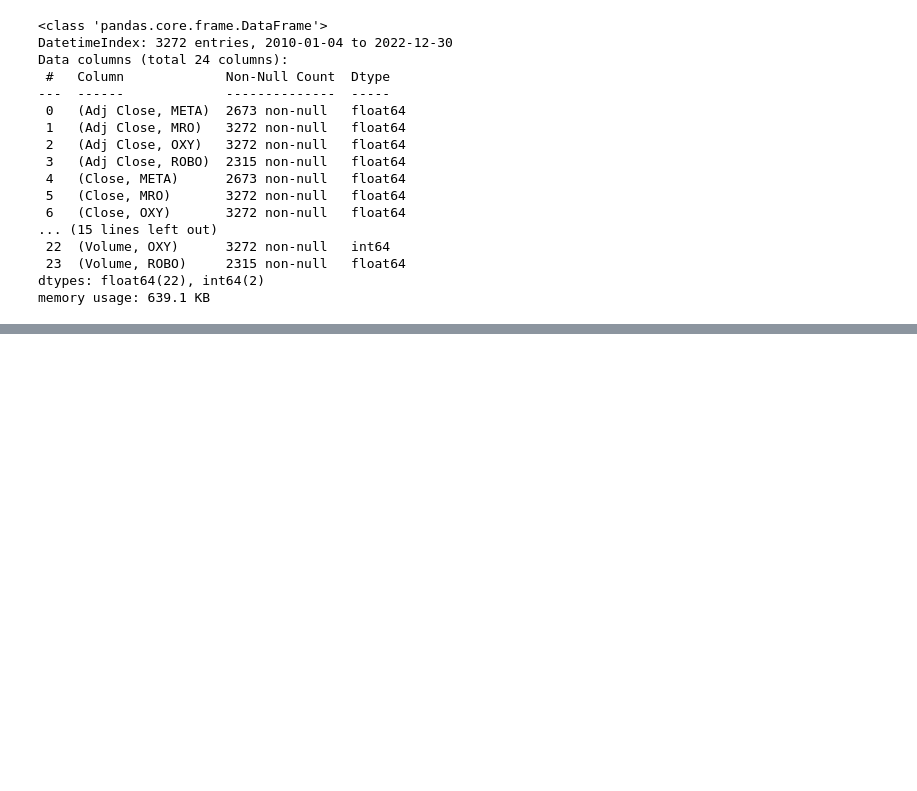
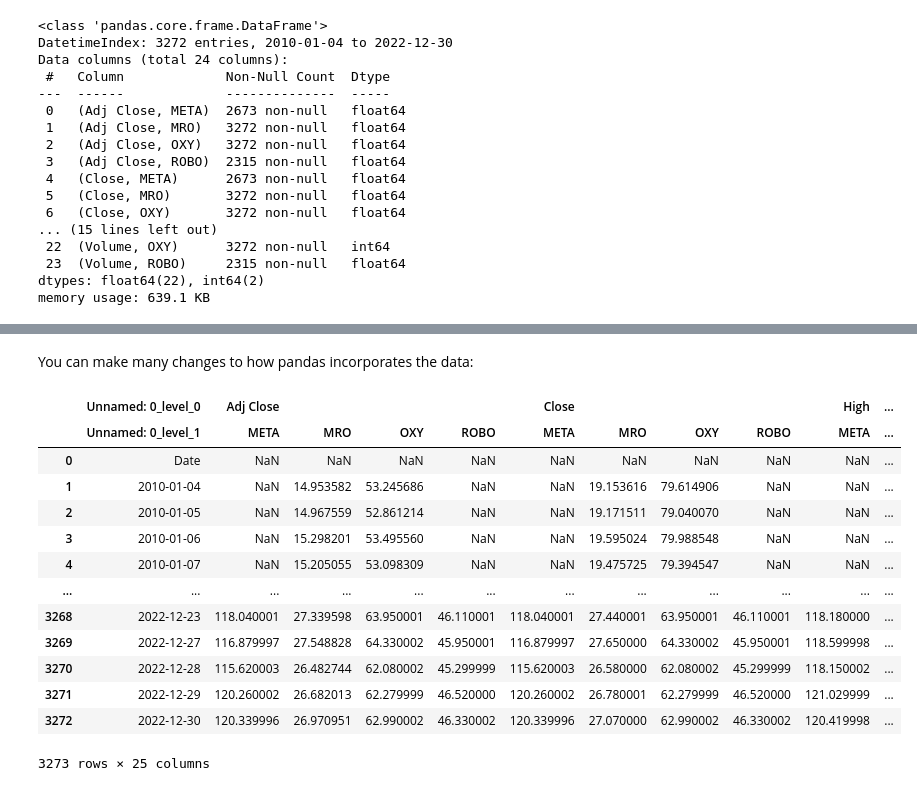
Before and after one commit to UditKarth/Quant, a Jupyter notebook: Algorithmic Trading Python.ipynb, the cells around one changed output, grey strips where cells are left out. Saved outputs shown, nothing was run; the diff lists cells and outputs as text; code cells hidden in the pictures; blank space fills up the shorter version.

```diff
--- a/Algorithmic Trading Python.ipynb
+++ b/Algorithmic Trading Python.ipynb
@@ -100,0 +119,20 @@ stocks.to_csv("Stock file")
+# %% [markdown]
+You can make many changes to how pandas incorporates the data:
+# %%
+stocks = pd.read_csv("Stock file", header = [0,1]) # makes more space between heaader and following columns
+stocks
+# %% [output]
+|  | Unnamed: 0_level_0 | Adj Close |  |  |  | Close |  |  |  | High | ... |
+|  | Unnamed: 0_level_1 | META | MRO | OXY | ROBO | META | MRO | OXY | ROBO | META | ... |
+| 0 | Date | NaN | NaN | NaN | NaN | NaN | NaN | NaN | NaN | NaN | ... |
+| 1 | 2010-01-04 | NaN | 14.953582 | 53.245686 | NaN | NaN | 19.153616 | 79.614906 | NaN | NaN | ... |
+| 2 | 2010-01-05 | NaN | 14.967559 | 52.861214 | NaN | NaN | 19.171511 | 79.040070 | NaN | NaN | ... |
+| 3 | 2010-01-06 | NaN | 15.298201 | 53.495560 | NaN | NaN | 19.595024 | 79.988548 | NaN | NaN | ... |
+| 4 | 2010-01-07 | NaN | 15.205055 | 53.098309 | NaN | NaN | 19.475725 | 79.394547 | NaN | NaN | ... |
+| ... | ... | ... | ... | ... | ... | ... | ... | ... | ... | ... | ... |
+| 3268 | 2022-12-23 | 118.040001 | 27.339598 | 63.950001 | 46.110001 | 118.040001 | 27.440001 | 63.950001 | 46.110001 | 118.180000 | ... |
+| 3269 | 2022-12-27 | 116.879997 | 27.548828 | 64.330002 | 45.950001 | 116.879997 | 27.650000 | 64.330002 | 45.950001 | 118.599998 | ... |
+| 3270 | 2022-12-28 | 115.620003 | 26.482744 | 62.080002 | 45.299999 | 115.620003 | 26.580000 | 62.080002 | 45.299999 | 118.150002 | ... |
+| 3271 | 2022-12-29 | 120.260002 | 26.682013 | 62.279999 | 46.520000 | 120.260002 | 26.780001 | 62.279999 | 46.520000 | 121.029999 | ... |
+| 3272 | 2022-12-30 | 120.339996 | 26.970951 | 62.990002 | 46.330002 | 120.339996 | 27.070000 | 62.990002 | 46.330002 | 120.419998 | ... |
+3273 rows × 25 columns
```
Also changed, not shown: parts of 5 cells of this notebook.
